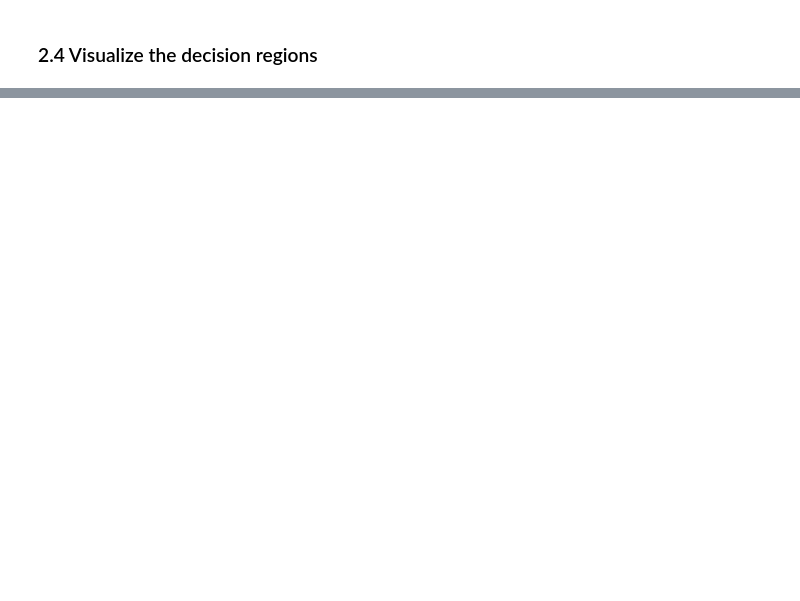
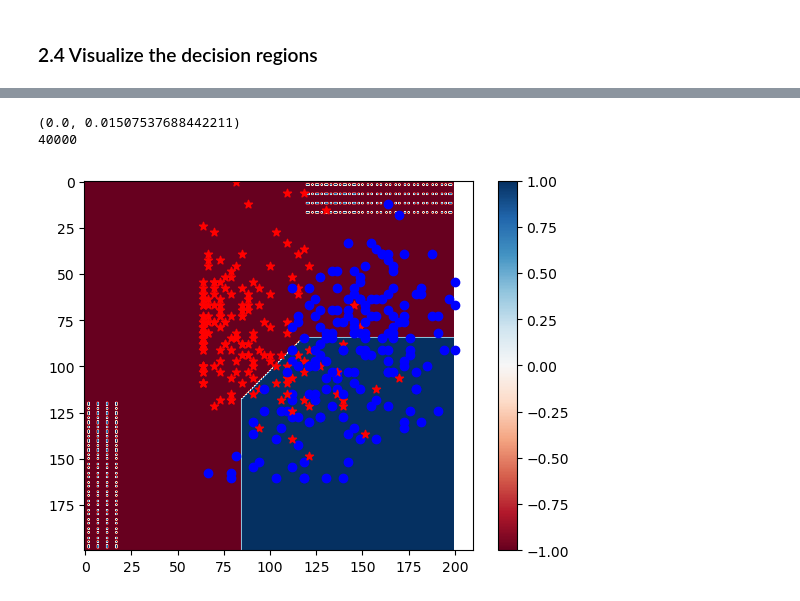
Before and after one commit to Lennox-Elaphurus/ML-Essentials-homework, a Jupyter notebook: Lennox/exercise 1/exercise1.ipynb, the cells around one changed output, grey strips where cells are left out. Saved outputs shown, nothing was run; the diff lists cells and outputs as text; code cells hidden in the pictures; blank space fills up the shorter version.

```diff
--- a/Lennox/exercise 1/exercise1.ipynb
+++ b/Lennox/exercise 1/exercise1.ipynb
@@ -132,0 +131,25 @@ len(np.meshgrid(f1,f2))
+# %%
+import itertools
+
+# f_negetive = t_features[t_labels == -1].mean()
+# f_positive = t_features[t_labels == 1].mean()
+
+f1 = np.linspace(0,1,200)
+f2 = np.linspace(0,1,200)
+
+mesh_f = list(itertools.product(f1,f2))
+mesh_decision = nearest_mean(train_features, y_train,mesh_f)
+print(len(mesh_decision))
+
+cmap = plt.cm.RdBu
+norm = plt.Normalize(-1, 1)
+
+plt.imshow(np.array(mesh_decision).reshape(200,200), cmap=cmap, norm=norm)
+plt.colorbar()
+X_all_scale = [[x[0]*200, x[1]*200] for x in features2d(X_all)]
+draw_feature(X_all_scale,y_all)
+plt.show()
+# %% [output]
+(0.0, 0.01507537688442211)
+40000
+[figure, added]
```
Also changed, not shown: parts of 4 cells of this notebook.
